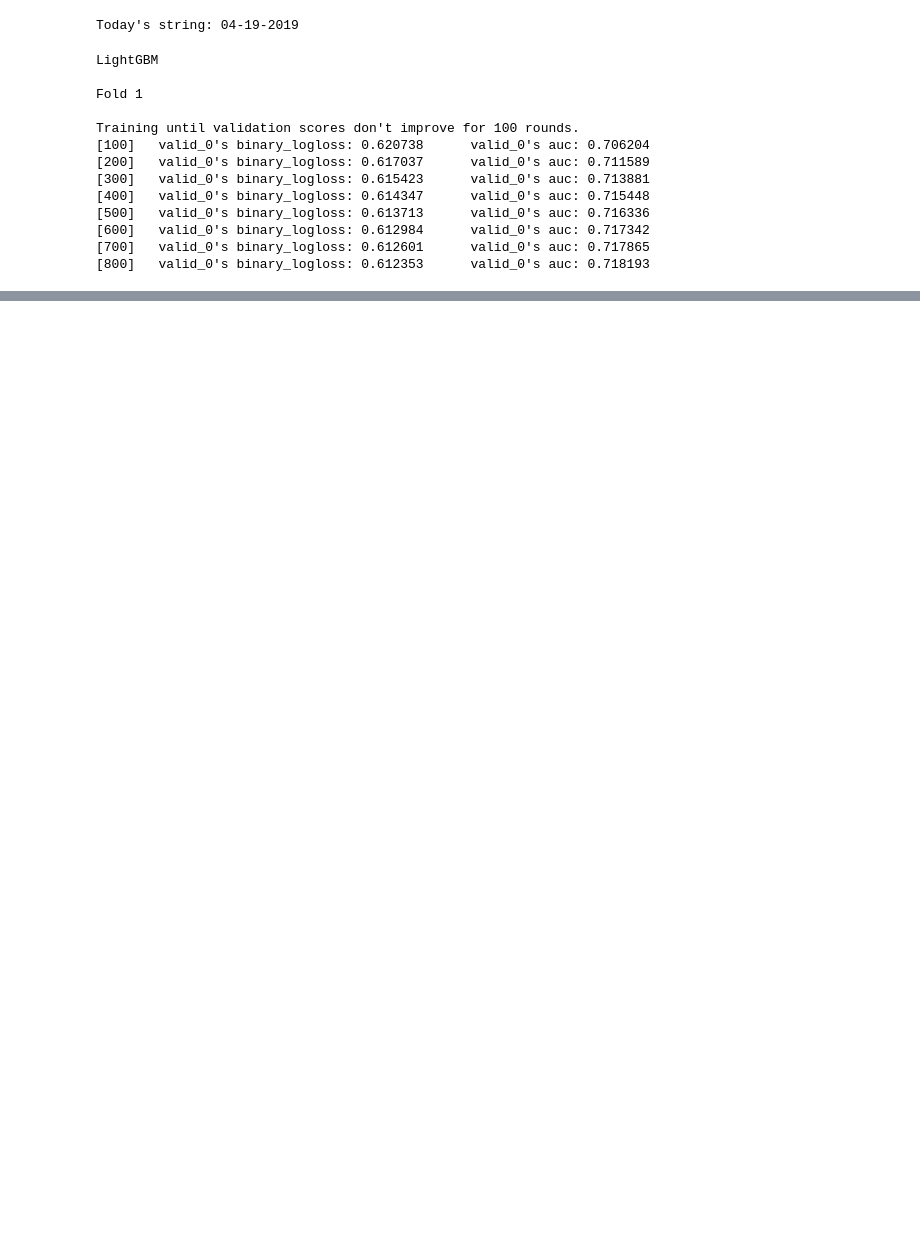
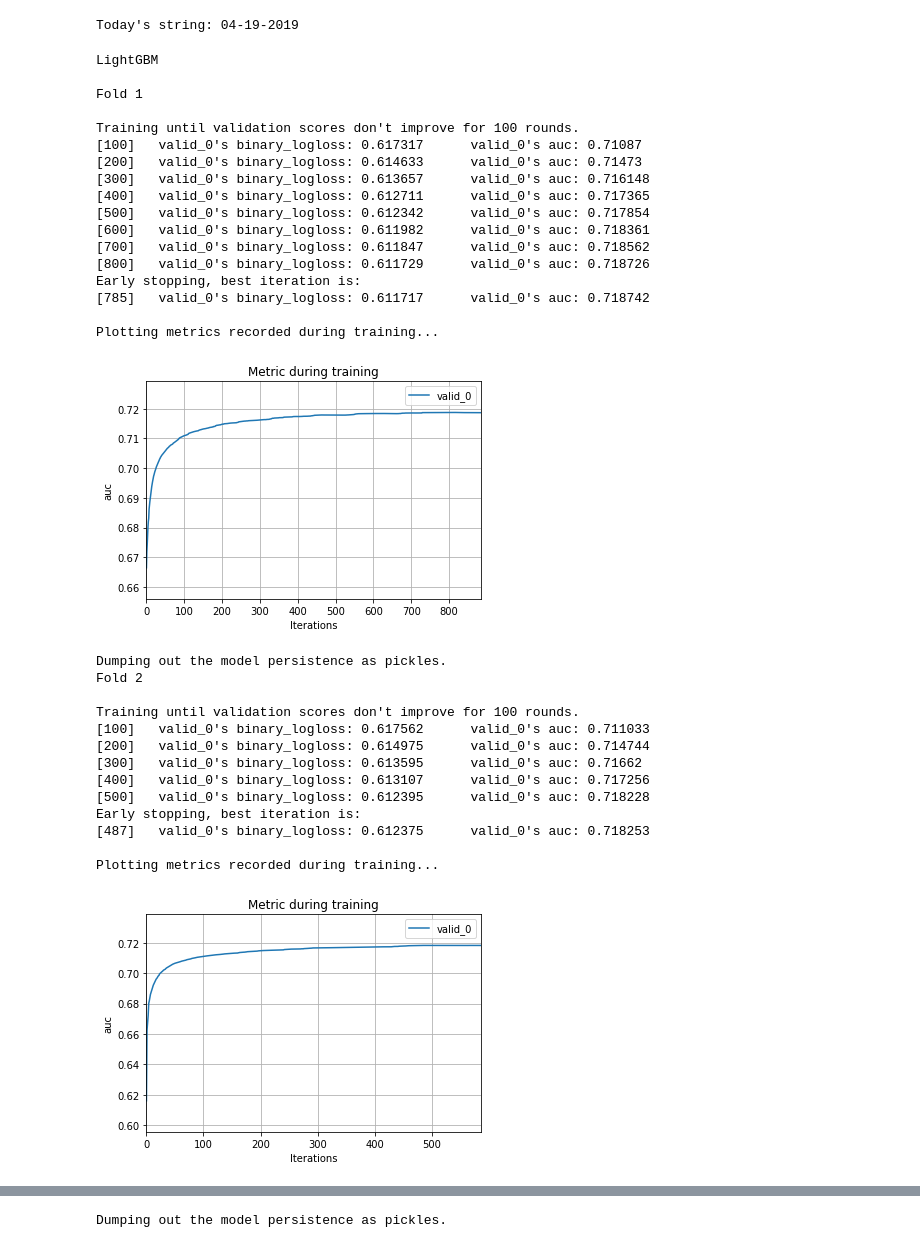
Before and after one commit to jenniferyuaggie/MARTHA, a Jupyter notebook: Models/Light-GBM-Tuning.ipynb, the cells around one changed output, grey strips where cells are left out. Drawn from its saved outputs; the diff is of its cells as text; code cells hidden in the pictures; blank space fills up the shorter version.

```diff
--- a/Models/Light-GBM-Tuning.ipynb
+++ b/Models/Light-GBM-Tuning.ipynb
@@ -530,40 +532,59 @@ for train_index, test_index in skf.split(train_ids, y_train):
 
     lgb_model = lgb.LGBMClassifier(max_depth=-1,
                                    n_estimators=30000,
-                                   learning_rate=0.2,
+                                   learning_rate=0.5,
                                    colsample_bytree=0.28,
                                    objective='binary',
                                    random_state=37,
                                    n_jobs=-1)
 
     lgb_model.fit(X_fit, y_fit, eval_metric='auc',
                   eval_set=[(X_val, y_val)],
                   verbose=100, early_stopping_rounds=100)
 
     print('\nPlotting metrics recorded during training...')
-    ax = lgb_model.plot_metric(evals_result, metric='auc')
+    ax = lgb.plot_metric(lgb_model.evals_result_, metric='auc')
     plt.show()
 
     print("\nDumping out the model persistence as pickles.")
     # dump model with pickle
     with open('/content/gdrive/My Drive/Coding experiment/MARTHA/Models/Checkpoints/lightgbm_nover_'+today_string+'_'+str(counter)+'.pkl', 'wb') as fout:
         pickle.dump(lgb_model, fout)
 
     del X_fit, X_val, y_fit, y_val, train_index, test_index
     gc.collect()
 
     counter += 1
 # %% [output]
 LightGBM
 
 Fold 1
 
 Training until validation scores don't improve for 100 rounds.
-[100]   valid_0's binary_logloss: 0.620738      valid_0's auc: 0.706204
-[200]   valid_0's binary_logloss: 0.617037      valid_0's auc: 0.711589
-[300]   valid_0's binary_logloss: 0.615423      valid_0's auc: 0.713881
-[400]   valid_0's binary_logloss: 0.614347      valid_0's auc: 0.715448
-[500]   valid_0's binary_logloss: 0.613713      valid_0's auc: 0.716336
-[600]   valid_0's binary_logloss: 0.612984      valid_0's auc: 0.717342
-[700]   valid_0's binary_logloss: 0.612601      valid_0's auc: 0.717865
-[800]   valid_0's binary_logloss: 0.612353      valid_0's auc: 0.718193
+[100]   valid_0's binary_logloss: 0.617317      valid_0's auc: 0.71087
+[200]   valid_0's binary_logloss: 0.614633      valid_0's auc: 0.71473
+[300]   valid_0's binary_logloss: 0.613657      valid_0's auc: 0.716148
+[400]   valid_0's binary_logloss: 0.612711      valid_0's auc: 0.717365
+[500]   valid_0's binary_logloss: 0.612342      valid_0's auc: 0.717854
+[600]   valid_0's binary_logloss: 0.611982      valid_0's auc: 0.718361
+[700]   valid_0's binary_logloss: 0.611847      valid_0's auc: 0.718562
+[800]   valid_0's binary_logloss: 0.611729      valid_0's auc: 0.718726
+Early stopping, best iteration is:
+[785]   valid_0's binary_logloss: 0.611717      valid_0's auc: 0.718742
+
+Plotting metrics recorded during training...
+[figure, added]
+Dumping out the model persistence as pickles.
+Fold 2
+
+Training until validation scores don't improve for 100 rounds.
+[100]   valid_0's binary_logloss: 0.617562      valid_0's auc: 0.711033
+[200]   valid_0's binary_logloss: 0.614975      valid_0's auc: 0.714744
+[300]   valid_0's binary_logloss: 0.613595      valid_0's auc: 0.71662
+[400]   valid_0's binary_logloss: 0.613107      valid_0's auc: 0.717256
+[500]   valid_0's binary_logloss: 0.612395      valid_0's auc: 0.718228
+Early stopping, best iteration is:
+[487]   valid_0's binary_logloss: 0.612375      valid_0's auc: 0.718253
+
+Plotting metrics recorded during training...
+[figure, added]
@@ -569,0 +646 @@ Training until validation scores don't improve for 100 rounds.
+Dumping out the model persistence as pickles.
```
Also changed, not shown: parts of 10 cells of this notebook, 2 other files.
